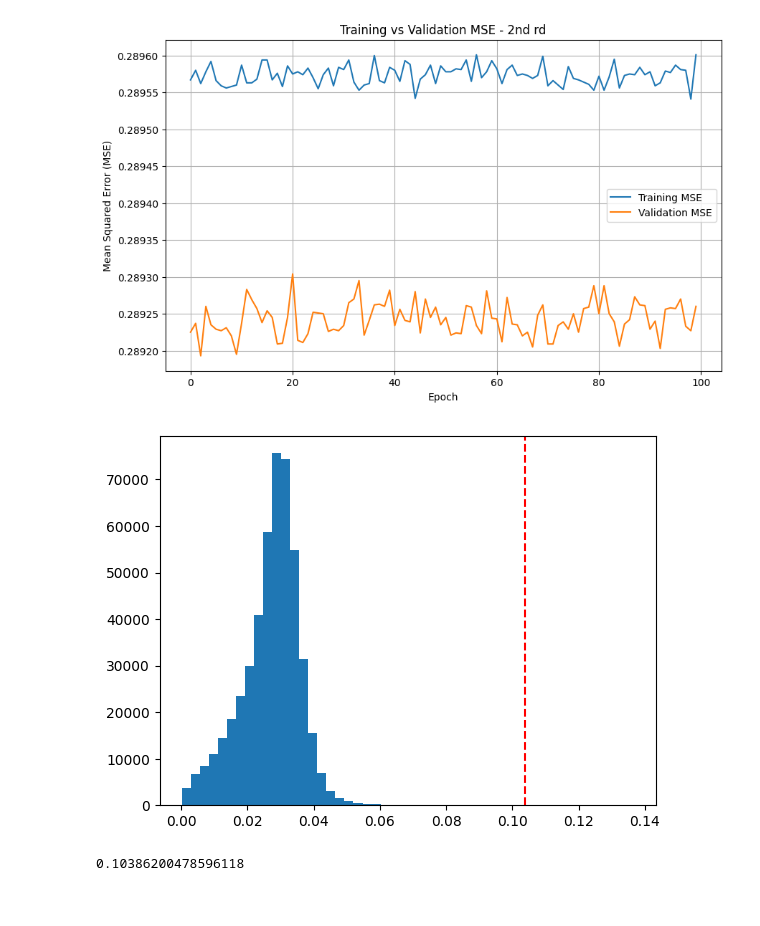
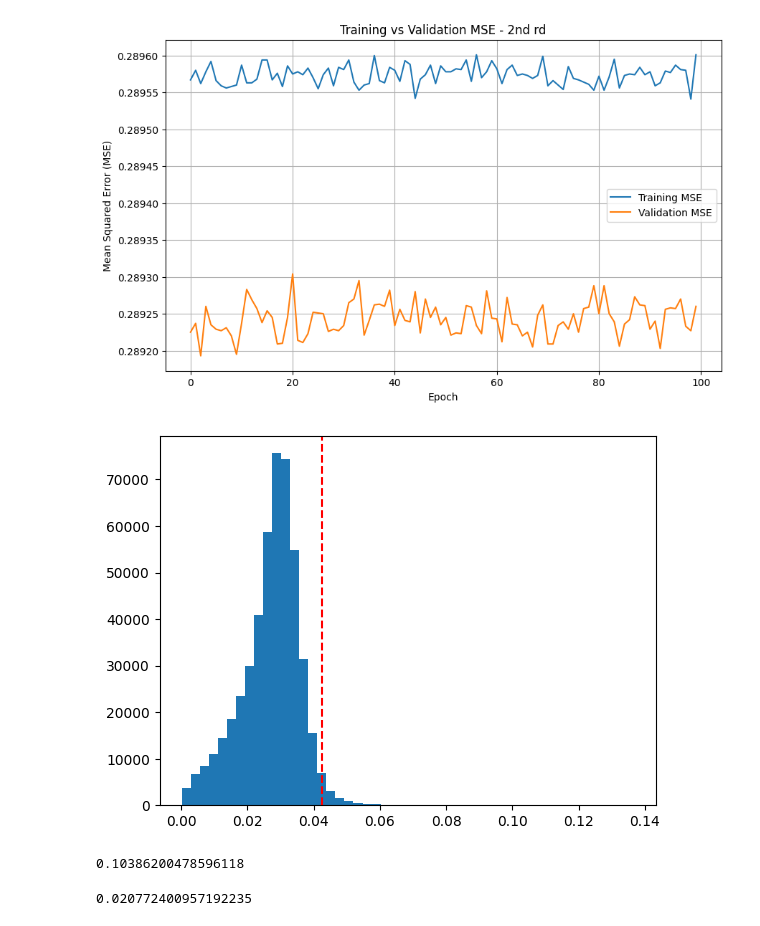
Before and after one commit to yutiachen5/Efficient_PLM_public, a Jupyter notebook: lambdanet_loss.ipynb, the cells around one changed output. Cells and saved outputs as stored; diff of their text form; code cells hidden in the pictures.

```diff
--- a/lambdanet_loss.ipynb
+++ b/lambdanet_loss.ipynb
@@ -491,13 +491,17 @@ plt.show()
 # %%
 df = pd.read_csv('/hpc/group/naderilab/eleanor/Efficient_PLM/prose/ALLY/saved_emb/re_reg_cos_lr_a_0.05_rd_0_pred.csv')
 # %%
-c = 50000/len(df)
+c = df['sorted_preds'].quantile(1-10000/len(df))
 plt.hist(df['sorted_preds'], bins=50)
 plt.axvline(c, color='red', linestyle='--', label=f'selection quantile: {c:.2f}')
 plt.show()
 # %% [output]
-[figure, old version]
+[figure, new version]
 # %%
 50000/len(df)
 # %% [output]
 0.10386200478596118
+# %%
+10000/len(df)
+# %% [output]
+0.020772400957192235
```
Also changed, not shown: 3 other files.
